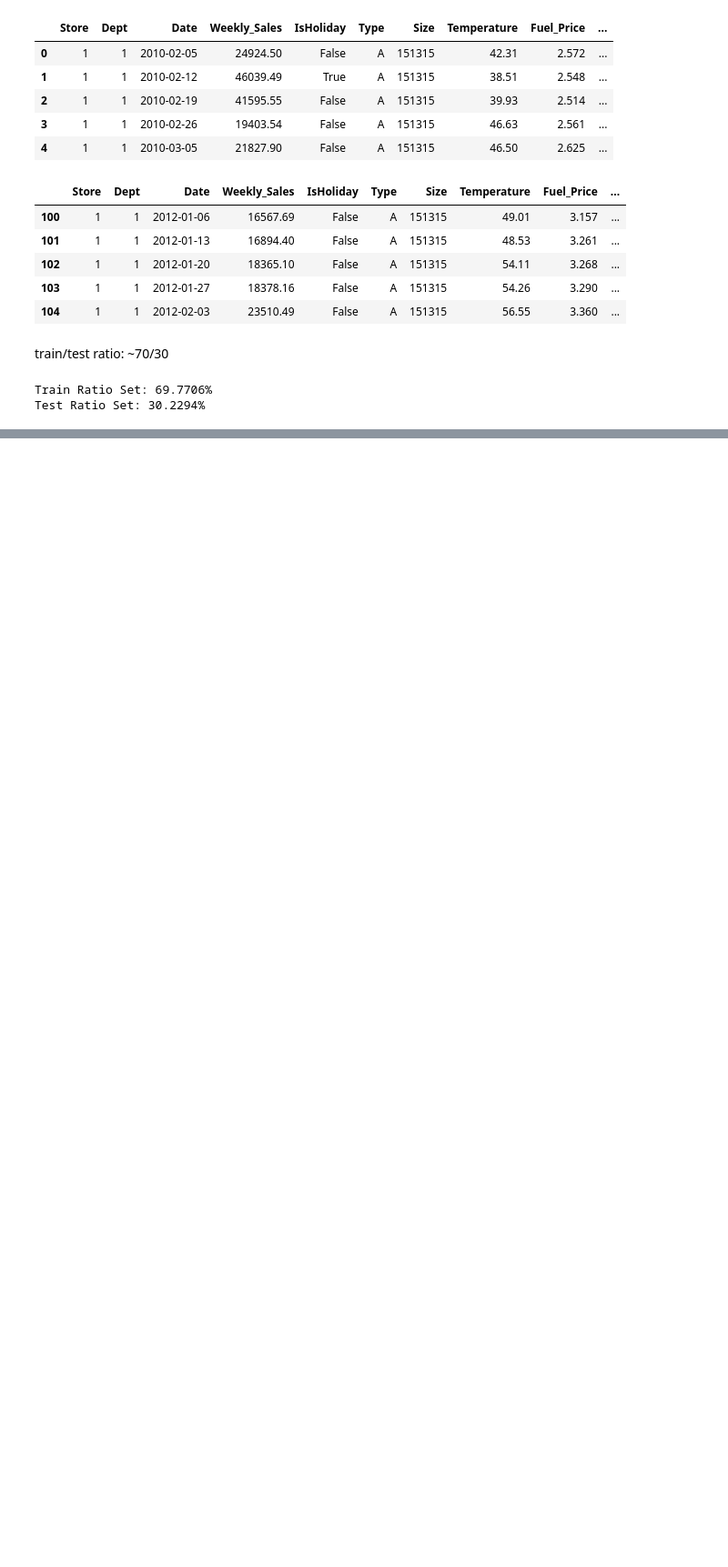
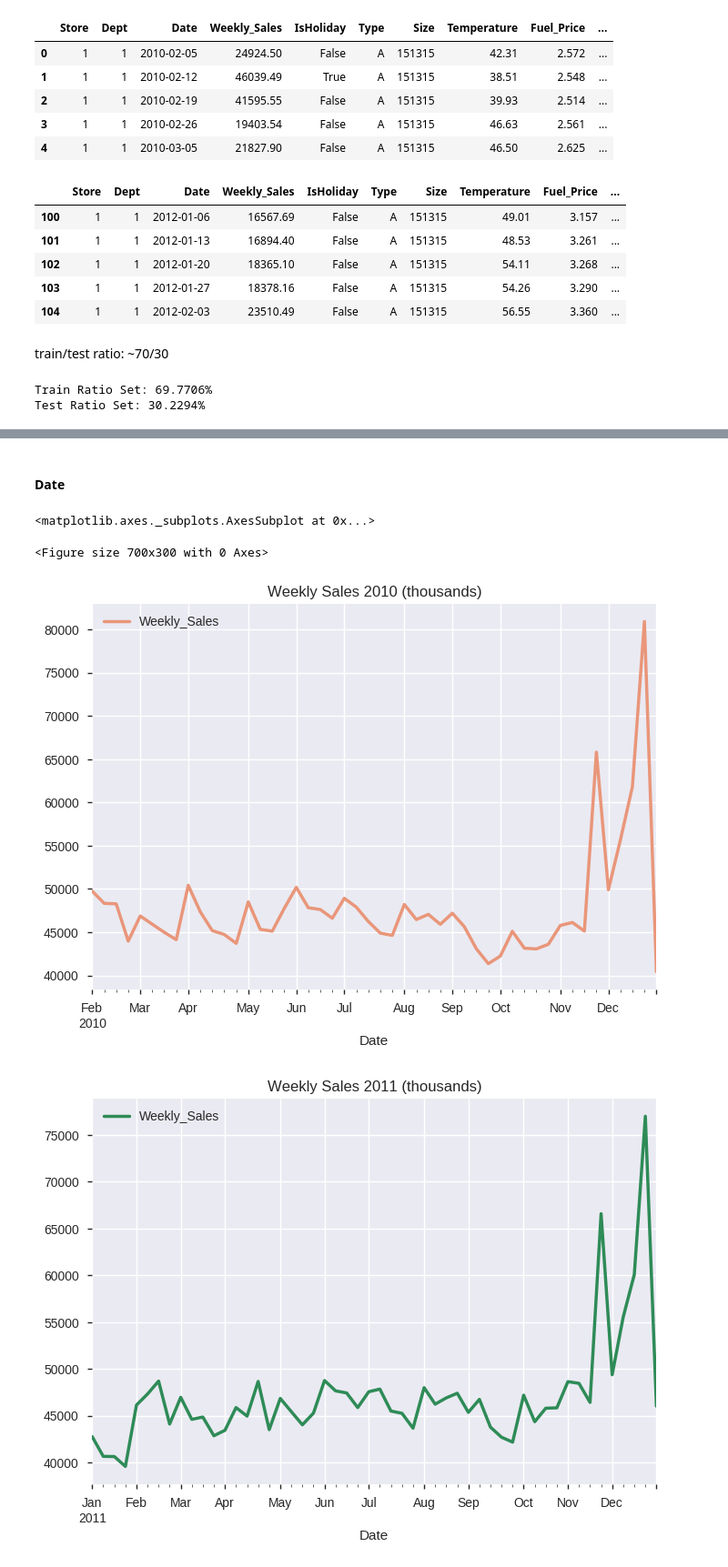
Before and after one commit to PieroNarciso/Walmart_forecasting_ML, a Jupyter notebook: EDA.ipynb, the cells around one changed output, grey strips where cells are left out. Shown at 91% size. Saved outputs shown, nothing was run; the diff lists cells and outputs as text; code cells hidden in the pictures; blank space fills up the shorter version.

```diff
--- a/EDA.ipynb
+++ b/EDA.ipynb
@@ -127,0 +201,17 @@ Test Ratio Set: 30.2294%
+# %% [markdown]
+#### **Date**
+# %%
+data = train_set[["Date", "Weekly_Sales"]].groupby(by=["Date"]).sum().reset_index()
+data["Date"] = pd.to_datetime(data["Date"])
+data["Weekly_Sales"] = data['Weekly_Sales'] / 1000
+
+data_2010 = data[data['Date']<"2011"]
+data_2011 = data[data["Date"] >= "2011"]
+fig = plt.figure(figsize=(7, 3))
+data_2010.plot(x='Date', y="Weekly_Sales", kind="line", color="darksalmon", linewidth=2.5, title="Weekly Sales 2010 (thousands)")
+data_2011.plot(x='Date', y="Weekly_Sales", kind="line", color="seagreen", linewidth=2.5, title="Weekly Sales 2011 (thousands)")
+# %% [output]
+<matplotlib.axes._subplots.AxesSubplot at 0x...>
+<Figure size 700x300 with 0 Axes>
+[figure, added]
+[figure, added]
```
Also changed, not shown: parts of 12 cells of this notebook, 3 other files.
